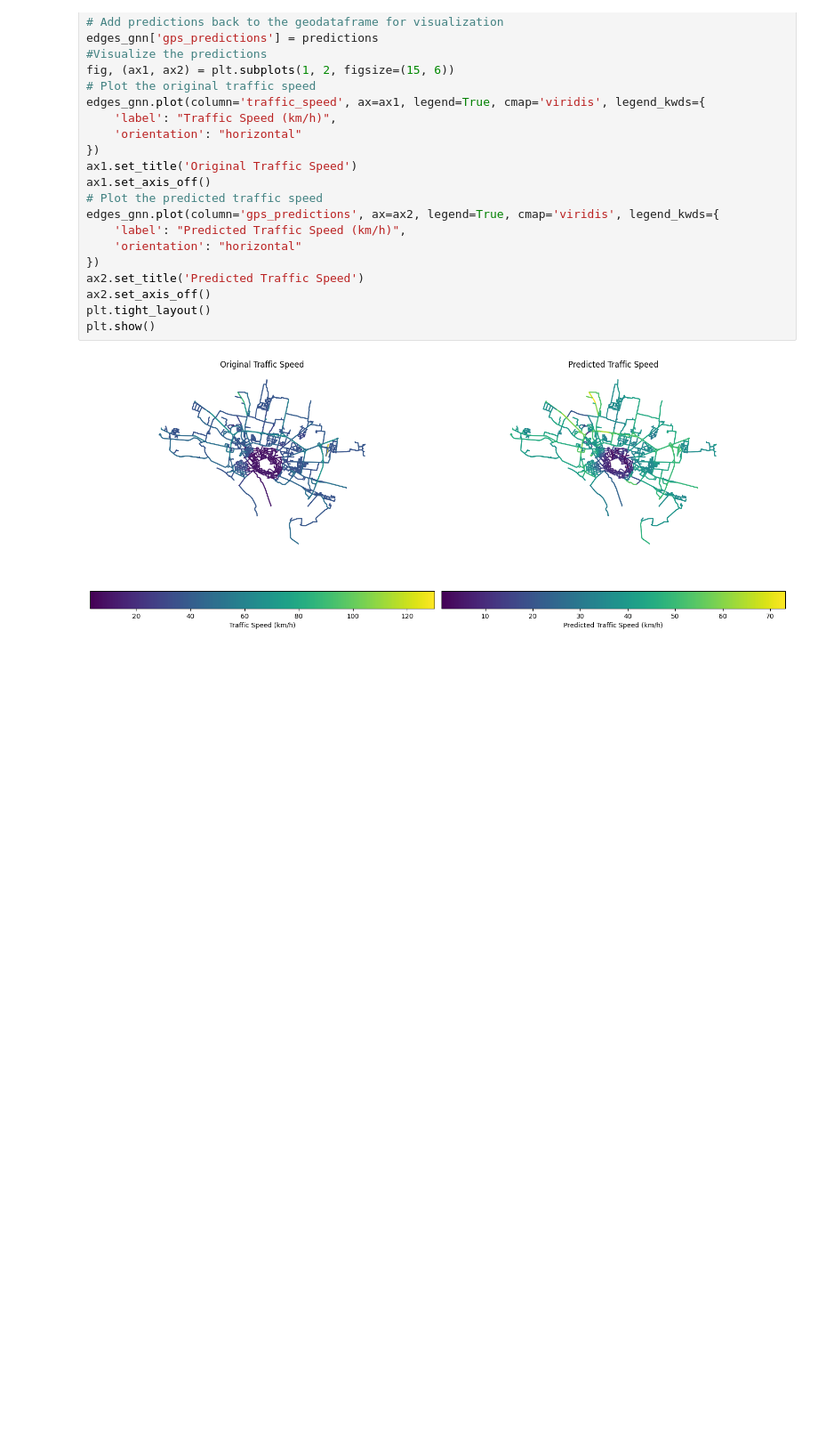
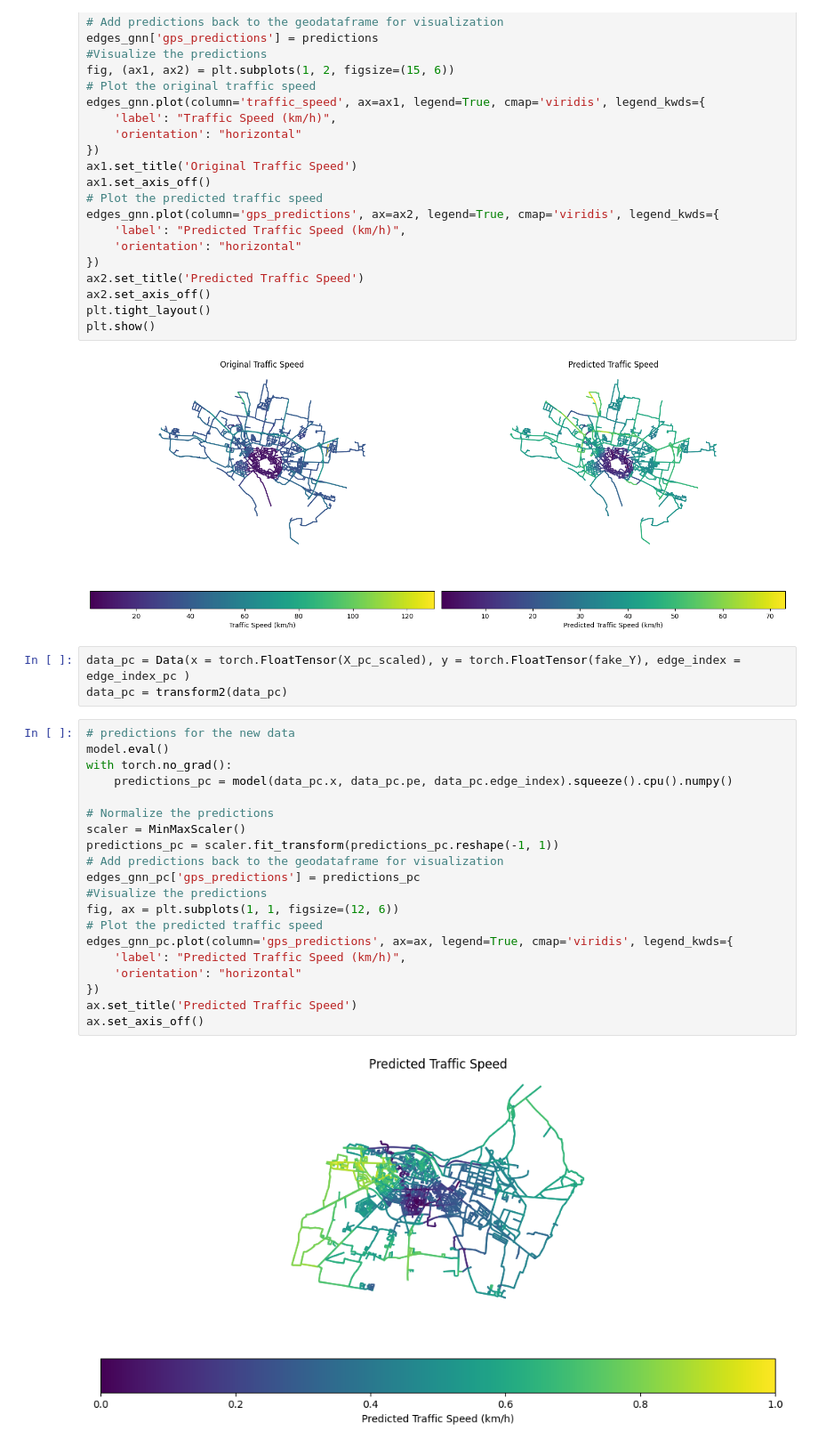
Before and after one commit to StefanoCarotti/FBK, a Jupyter notebook: GDS/CR/CR-2.ipynb, the cells around one changed output. Shown at 89% size. Drawn from its saved outputs; the diff is of its cells as text; blank space fills up the shorter version.

```diff
--- a/GDS/CR/CR-2.ipynb
+++ b/GDS/CR/CR-2.ipynb
@@ -922,3 +922,28 @@ plt.tight_layout()
 plt.show()
 # %% [output]
 [figure]
+# %%
+data_pc = Data(x = torch.FloatTensor(X_pc_scaled), y = torch.FloatTensor(fake_Y), edge_index = edge_index_pc )
+data_pc = transform2(data_pc)
+# %%
+# predictions for the new data
+model.eval()
+with torch.no_grad():
+    predictions_pc = model(data_pc.x, data_pc.pe, data_pc.edge_index).squeeze().cpu().numpy()
+
+# Normalize the predictions
+scaler = MinMaxScaler()
+predictions_pc = scaler.fit_transform(predictions_pc.reshape(-1, 1))
+# Add predictions back to the geodataframe for visualization
+edges_gnn_pc['gps_predictions'] = predictions_pc
+#Visualize the predictions
+fig, ax = plt.subplots(1, 1, figsize=(12, 6))
+# Plot the predicted traffic speed
+edges_gnn_pc.plot(column='gps_predictions', ax=ax, legend=True, cmap='viridis', legend_kwds={
+    'label': "Predicted Traffic Speed (km/h)",
+    'orientation': "horizontal"
+})
+ax.set_title('Predicted Traffic Speed')
+ax.set_axis_off()
+# %% [output]
+[figure, added]
```
Also changed, not shown: parts of 1 cell of this notebook.
